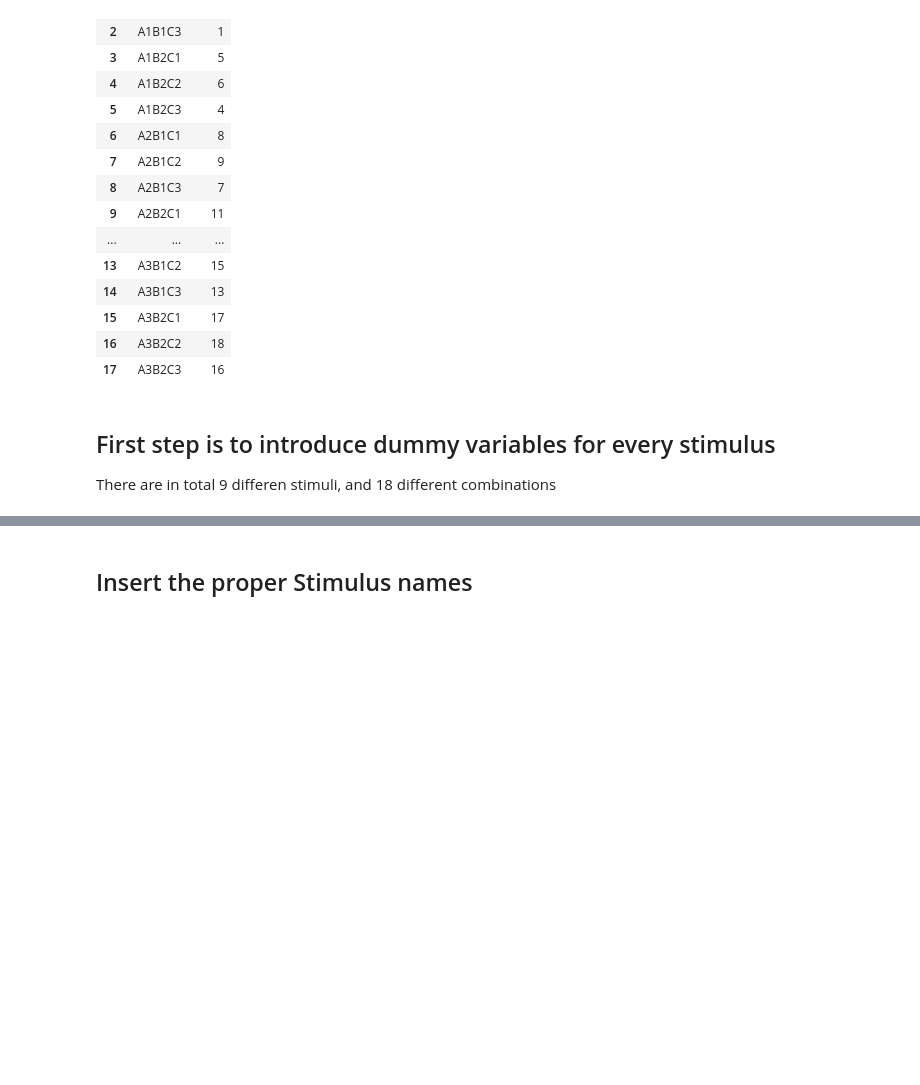
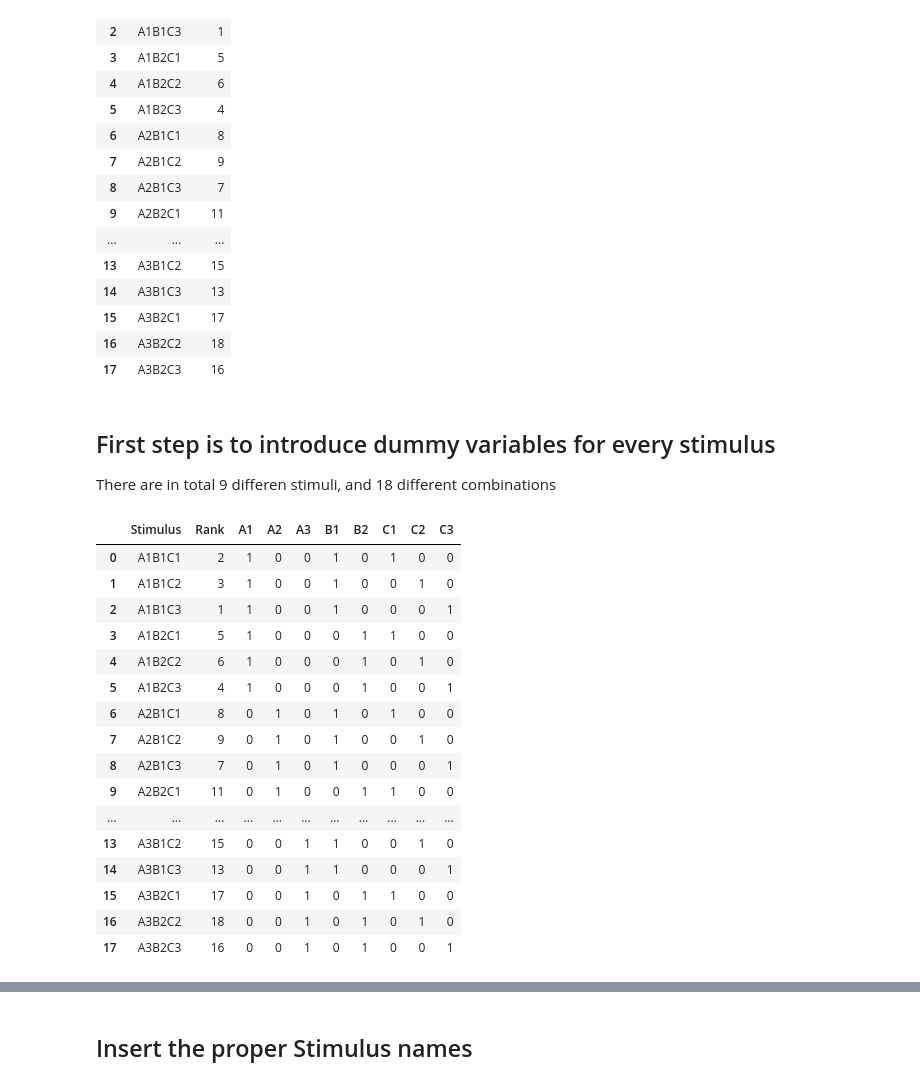
Before and after one commit to JanisIranee/Traditional-Conjoint-Analysis-with-Python, a Jupyter notebook: Traditional Conjoint Analyse.ipynb, the cells around one changed output, grey strips where cells are left out. Cells and saved outputs as stored; diff of their text form; code cells hidden in the pictures; blank space fills up the shorter version.

```diff
--- a/Traditional Conjoint Analyse.ipynb
+++ b/Traditional Conjoint Analyse.ipynb
@@ -46,0 +38,31 @@ for index, row in caInputeDF.iterrows():
+# %%
+def matrix_mapping(data,variable):
+    if str(variable) in data.Stimulus:
+        return 1
+    else: return 0
+
+parse_columns=["A1", "A2", "A3","B1","B2", "C1", "C2","C3"]
+for column in parse_columns:
+    new_place_data[column] = new_place_data.apply(lambda s: matrix_mapping(s, column), axis=1)
+
+
+#new_place_data.drop('Stimulus', inplace=True, axis=1)
+new_place_data
+# %% [output]
+|  | Stimulus | Rank | A1 | A2 | A3 | B1 | B2 | C1 | C2 | C3 |
+| 0 | A1B1C1 | 2 | 1 | 0 | 0 | 1 | 0 | 1 | 0 | 0 |
+| 1 | A1B1C2 | 3 | 1 | 0 | 0 | 1 | 0 | 0 | 1 | 0 |
+| 2 | A1B1C3 | 1 | 1 | 0 | 0 | 1 | 0 | 0 | 0 | 1 |
+| 3 | A1B2C1 | 5 | 1 | 0 | 0 | 0 | 1 | 1 | 0 | 0 |
+| 4 | A1B2C2 | 6 | 1 | 0 | 0 | 0 | 1 | 0 | 1 | 0 |
+| 5 | A1B2C3 | 4 | 1 | 0 | 0 | 0 | 1 | 0 | 0 | 1 |
+| 6 | A2B1C1 | 8 | 0 | 1 | 0 | 1 | 0 | 1 | 0 | 0 |
+| 7 | A2B1C2 | 9 | 0 | 1 | 0 | 1 | 0 | 0 | 1 | 0 |
+| 8 | A2B1C3 | 7 | 0 | 1 | 0 | 1 | 0 | 0 | 0 | 1 |
+| 9 | A2B2C1 | 11 | 0 | 1 | 0 | 0 | 1 | 1 | 0 | 0 |
+| ... | ... | ... | ... | ... | ... | ... | ... | ... | ... | ... |
+| 13 | A3B1C2 | 15 | 0 | 0 | 1 | 1 | 0 | 0 | 1 | 0 |
+| 14 | A3B1C3 | 13 | 0 | 0 | 1 | 1 | 0 | 0 | 0 | 1 |
+| 15 | A3B2C1 | 17 | 0 | 0 | 1 | 0 | 1 | 1 | 0 | 0 |
+| 16 | A3B2C2 | 18 | 0 | 0 | 1 | 0 | 1 | 0 | 1 | 0 |
+| 17 | A3B2C3 | 16 | 0 | 0 | 1 | 0 | 1 | 0 | 0 | 1 |
```
Also changed, not shown: parts of 16 cells of this notebook.
